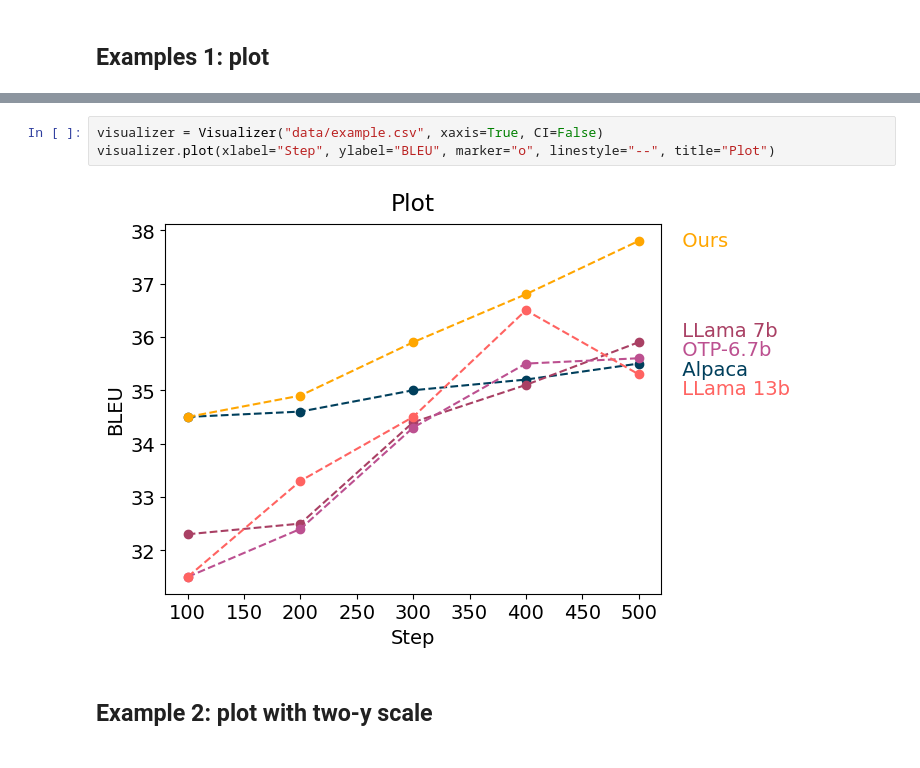
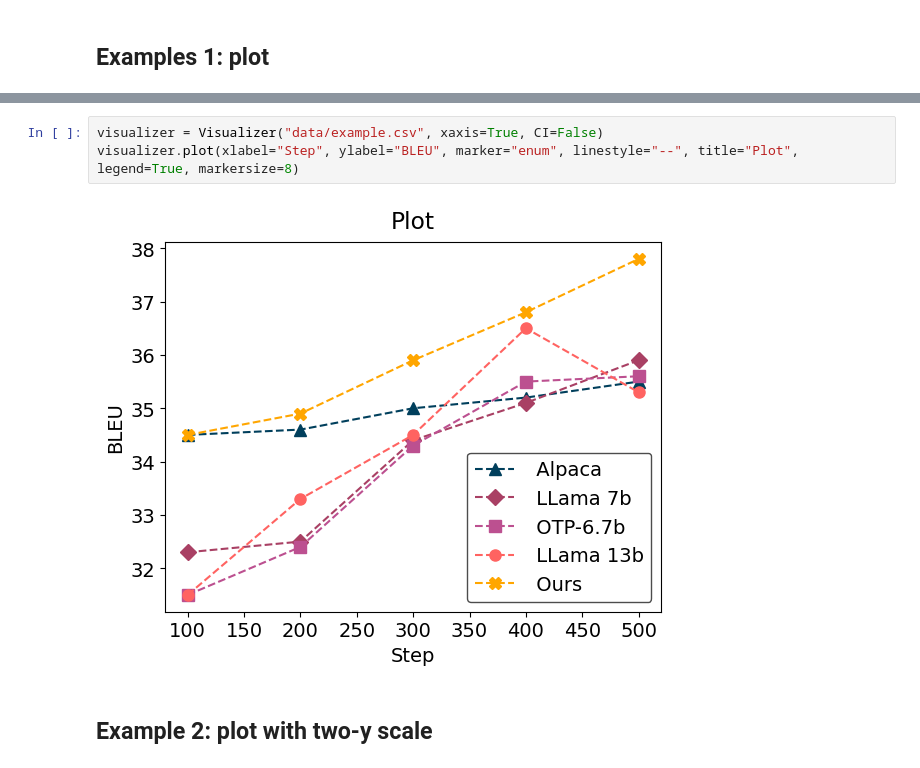
Before and after one commit to tjdgh3946/visualizer-, a Jupyter notebook: example.ipynb, the cells around one changed output, grey strips where cells are left out. Saved outputs shown, nothing was run; the diff lists cells and outputs as text.

```diff
--- a/example.ipynb
+++ b/example.ipynb
@@ -22,8 +22,8 @@ df
 # %%
 visualizer = Visualizer("data/example.csv", xaxis=True, CI=False)
-visualizer.plot(xlabel="Step", ylabel="BLEU", marker="o", linestyle="--", title="Plot")
+visualizer.plot(xlabel="Step", ylabel="BLEU", marker="enum", linestyle="--", title="Plot", legend=True, markersize=8)
 # %% [output]
-[figure, old version]
+[figure, new version]
 # %% [markdown]
 ## Example 2: plot with two-y scale
 # %%
```
Also changed, not shown: parts of 7 cells of this notebook, 28 other files.
